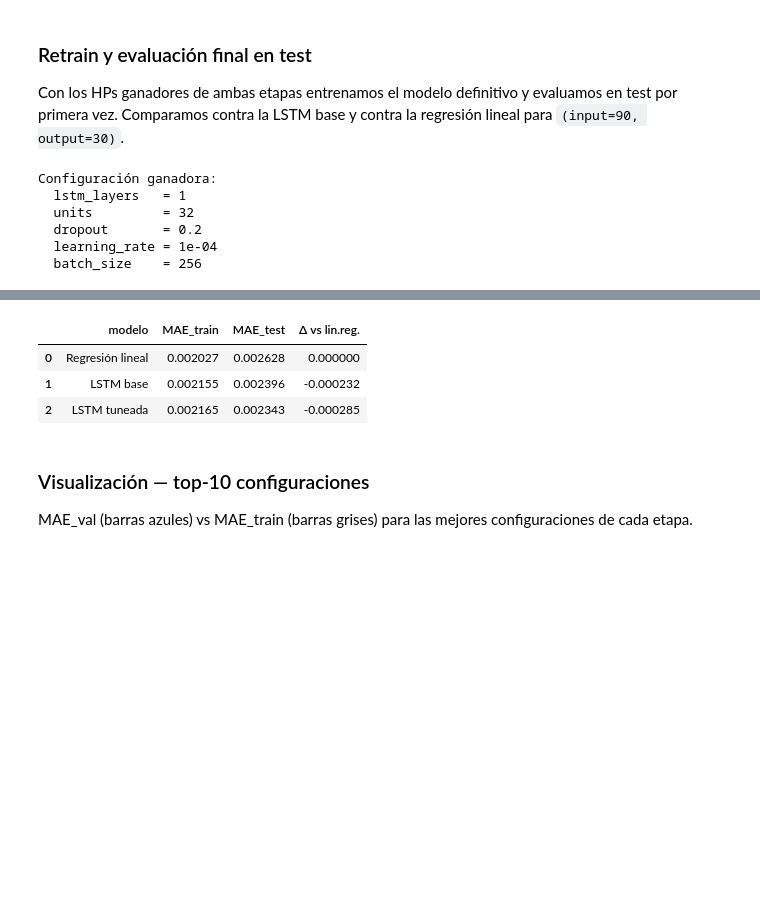
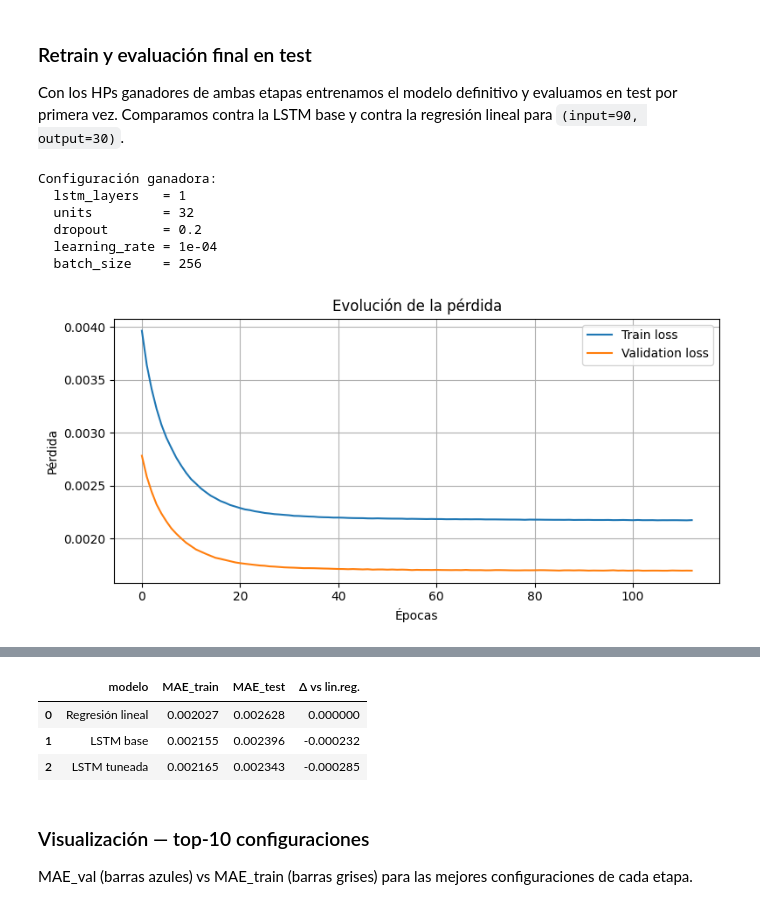
Before and after one commit to JaviChulvi/Neural-Networks-Forecasting, a Jupyter notebook: model/rnn/lstm/rnn-lstm-input90-output30.ipynb, the cells around one changed output, grey strips where cells are left out. Cells and saved outputs as stored; diff of their text form; code cells hidden in the pictures; blank space fills up the shorter version.

```diff
--- a/model/rnn/lstm/rnn-lstm-input90-output30.ipynb
+++ b/model/rnn/lstm/rnn-lstm-input90-output30.ipynb
@@ -427,36 +427,37 @@ with mlflow.start_run(run_name=run_name_tuned):
         mlflow.log_metric("train_loss", tl, step=epoch)
         mlflow.log_metric("val_loss",   vl, step=epoch)
 
-    fig_best = plot_training_curve(hist_best)
+    fig_best = plot_training_curve(hist_best, show=True)
     mlflow.log_figure(fig_best, "plots/loss_curve.png")
     plt.close(fig_best)
 
     mlflow.log_param("model_type",         "LSTM")
     mlflow.log_param("lstm_layers",        int(best_arch.lstm_layers))
     mlflow.log_param("units",              int(best_arch.units))
     mlflow.log_param("dropout",            float(best_arch.dropout))
     mlflow.log_param("learning_rate",      float(best_train.learning_rate))
     mlflow.log_param("batch_size",         int(best_train.batch_size))
     mlflow.log_param("input_window_size",  INPUT_W)
     mlflow.log_param("output_window_size", OUTPUT_W)
     mlflow.log_param("n_params",           best_model.count_params())
     mlflow.log_param("epochs",             len(hist_best.history["loss"]))
     mlflow.log_metric("train_mae",         mae_tr_best)
     mlflow.log_metric("val_mae",           mae_val_best)
     mlflow.log_metric("test_mae",          mae_te_best)
     mlflow.keras.log_model(best_model, name="lstm_model")
 
 summary = pd.DataFrame([
     {"modelo": "Regresión lineal", "MAE_train": linreg_row.MAE_train, "MAE_test": linreg_row.MAE_test},
     {"modelo": "LSTM base",        "MAE_train": mae_train_base,       "MAE_test": mae_test_base},
     {"modelo": "LSTM tuneada",     "MAE_train": mae_tr_best,          "MAE_test": mae_te_best},
 ])
 summary["Δ vs lin.reg."] = summary["MAE_test"] - linreg_row.MAE_test
 summary
 # %% [output]
 Configuración ganadora:
   lstm_layers   = 1
   units         = 32
   dropout       = 0.2
   learning_rate = 1e-04
   batch_size    = 256
+[figure, added]
```
Also changed, not shown: parts of 5 cells of this notebook, 23 other files.
